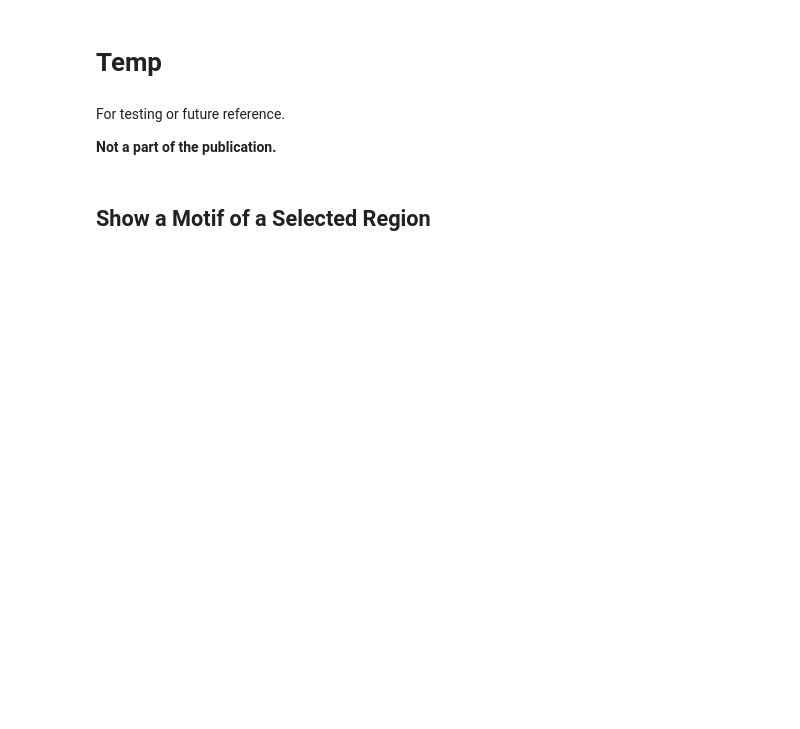
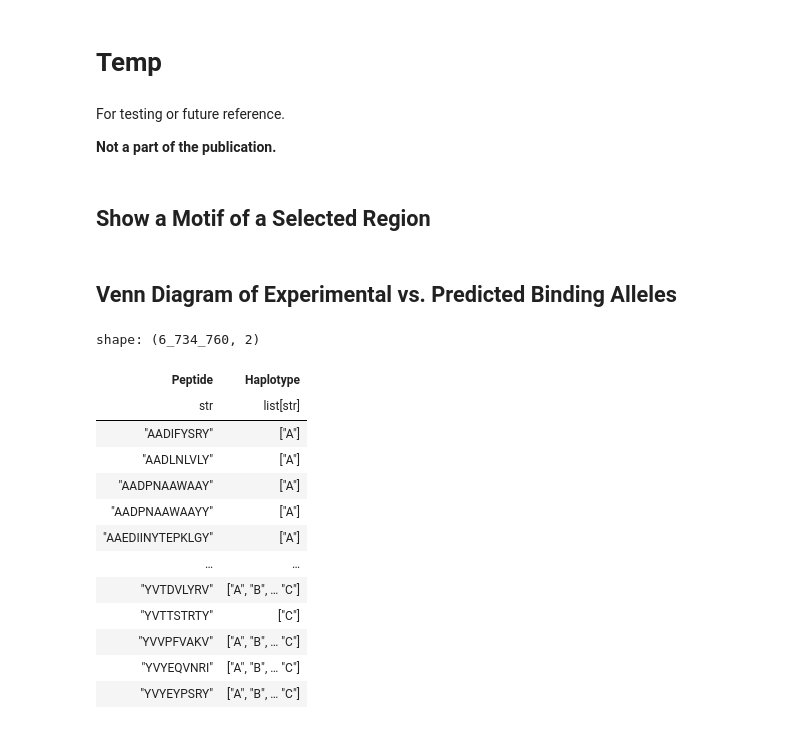
Before and after one commit to immuno-informatics/carmen-analysis, a Jupyter notebook: scripts/09_peptide_motifs_and_frequencies.ipynb, the cells around one changed output. Saved outputs shown, nothing was run; the diff lists cells and outputs as text; code cells hidden in the pictures; blank space fills up the shorter version.

```diff
--- a/scripts/09_peptide_motifs_and_frequencies.ipynb
+++ b/scripts/09_peptide_motifs_and_frequencies.ipynb
@@ -5677,3 +5691,64 @@ def compare_selected_motifs():
     _draw_motifs(peptides_atlas, 2, "Motif Atlas")
 # %%
 compare_selected_motifs()
+# %% [markdown]
+## Venn Diagram of Experimental vs. Predicted Binding Alleles
+# %%
+db_main = pl.read_parquet(db_main_file)
+
+db_main = db_main[db_main_col_pep, db_main_col_haplo, db_main_col_netmhcpan]
+
+db_main = db_main.filter(
+    pl.col(db_main_col_haplo).is_not_null()
+    & (pl.col(db_main_col_haplo) != "N")
+    & pl.col(db_main_col_netmhcpan).is_not_null()
+)
+
+db_main = db_main.with_columns(
+    pl.col(db_main_col_haplo).str.split(db_main_list_sep),
+    pl.col(db_main_col_netmhcpan).str.split(db_main_list_sep),
+)
+
+transform_expr = (
+    pl.when(pl.element() == "Y").then(pl.lit(True)).otherwise(pl.lit(False))
+)
+db_main = db_main.with_columns(pl.col(db_main_col_netmhcpan).list.eval(transform_expr))
+
+db_main = db_main.with_columns(
+    pl.col(db_main_col_haplo).list.eval(pl.element().str.split("*").list[0])
+)
+
+filtered_haplo = []
+for row in tqdm(db_main.iter_rows(named=True), total=db_main.shape[0], leave=False):
+    h = np.array(row[db_main_col_haplo])
+    n = row[db_main_col_netmhcpan]
+    filtered_haplo.append(h[n].tolist())
+
+new_haplos = pl.concat(
+    [
+        db_main.select(pl.col(db_main_col_pep)),
+        pl.DataFrame({db_main_col_haplo: filtered_haplo}),
+    ],
+    how="horizontal",
+)
+
+del db_main, filtered_haplo
+
+new_haplos = new_haplos.filter(pl.col(db_main_col_haplo) != [])
+# %%
+new_haplos
+# %% [output]
+shape: (6_734_760, 2)
+| Peptide | Haplotype |
+| str | list[str] |
+| "AADIFYSRY" | ["A"] |
+| "AADLNLVLY" | ["A"] |
+| "AADPNAAWAAY" | ["A"] |
+| "AADPNAAWAAYY" | ["A"] |
+| "AAEDIINYTEPKLGY" | ["A"] |
+| … | … |
+| "YVTDVLYRV" | ["A", "B", … "C"] |
+| "YVTTSTRTY" | ["C"] |
+| "YVVPFVAKV" | ["A", "B", … "C"] |
+| "YVYEQVNRI" | ["A", "B", … "C"] |
+| "YVYEYPSRY" | ["A", "B", … "C"] |
```
Also changed, not shown: parts of 18 cells of this notebook, 1 other file.
